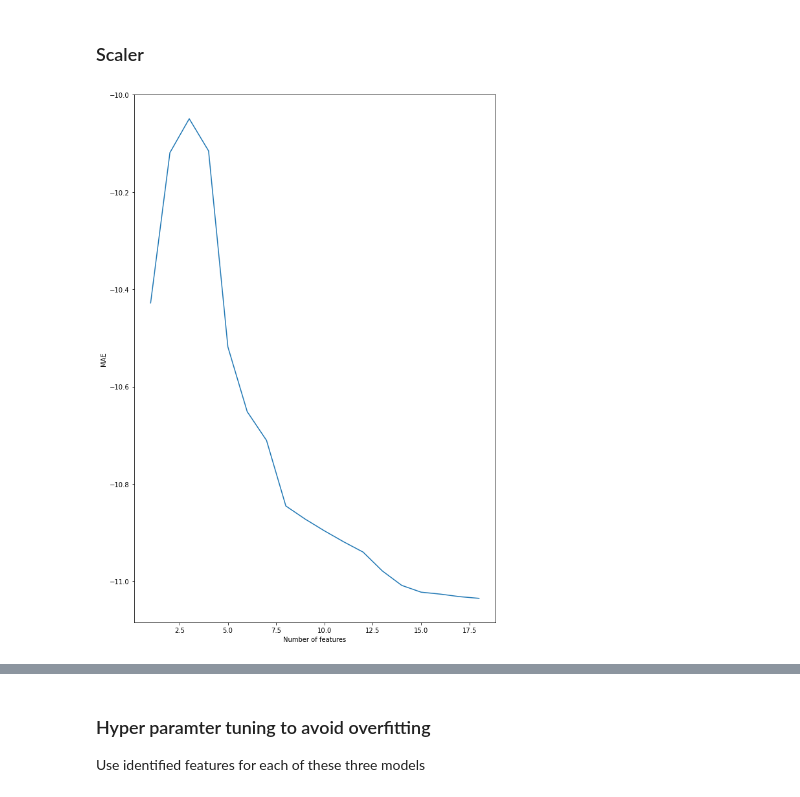
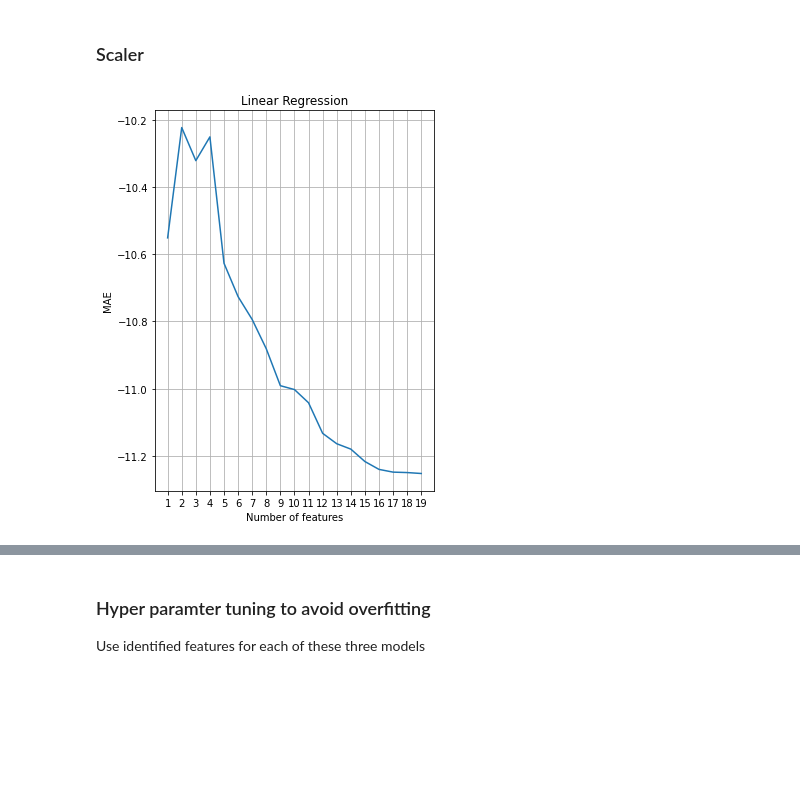
Before and after one commit to antoinegleisberg/INF554_kaggle, a Jupyter notebook: FinalNotebook.ipynb, the cells around one changed output, grey strips where cells are left out. Drawn from its saved outputs; the diff is of its cells as text; code cells hidden in the pictures; blank space fills up the shorter version.

Commit message:
feature selection and hyperparameter tuning for final models

```diff
--- a/FinalNotebook.ipynb
+++ b/FinalNotebook.ipynb
@@ -166,22 +154,23 @@ from sklearn.pipeline import Pipeline
 from sklearn.preprocessing import StandardScaler, MinMaxScaler
 # %%
 pipelines: List[Tuple[str, bool, Tuple[float, float], Pipeline]] = []
+# Add some general models
 pipelines.append(('ScaledKNN',      False, (0, 0), Pipeline([('Scaler', StandardScaler()),('KNN', KNeighborsRegressor(5))])))
 pipelines.append(('ScaledLR',       False, (0, 0), Pipeline([('Scaler', StandardScaler()),('LR',LinearRegression())] )))
 # pipelines.append(('ScaledGBM',      False, (0, 0), Pipeline([('Scaler', StandardScaler()),('GBM', GradientBoostingRegressor())])))
-pipelines.append(('UnscaledGBM',    False, (0, 0), Pipeline([('GBM', GradientBoostingRegressor())])))
+# pipelines.append(('UnscaledGBM',    False, (0, 0), Pipeline([('GBM', GradientBoostingRegressor())])))
 # pipelines.append(('ScaledCART',     False, (0, 0), Pipeline([('Scaler', StandardScaler()), ('CART', DecisionTreeRegressor())])))
-pipelines.append(('UnscaledCART',  False, (0, 0), Pipeline([('CART', DecisionTreeRegressor())])))
+# pipelines.append(('UnscaledCART',  False, (0, 0), Pipeline([('CART', DecisionTreeRegressor())])))
 # pipelines.append(('ScaledRF',       False, (0, 0), Pipeline([('Scaler', StandardScaler()),('RF', RandomForestRegressor(n_estimators=10))])))
-pipelines.append(('UnscaledRF',     False, (0, 0), Pipeline([('RF', RandomForestRegressor(n_estimators=10))])))
+# pipelines.append(('UnscaledRF',     False, (0, 0), Pipeline([('RF', RandomForestRegressor(n_estimators=10))])))
 
-
+# Add the optimised models
 # pipelines.append(('ScaledLASSO', Pipeline([('Scaler', StandardScaler()),('LASSO', Lasso())])))
 # pipelines.append(('ScaledEN', Pipeline([('Scaler', StandardScaler()),('EN', ElasticNet())])))
 # pipelines.append(('OptimizedRF', Pipeline([('RF', RandomForestRegressor(max_features=0.93, max_leaf_nodes=2310, n_estimators=90, n_jobs=-1))])))
 # pipelines.append(('OptimizedXGB', Pipeline([('XGB', XGBRegressor(base_score=0.5, booster='gbtree'))])))
 # %%
-recalculate_models = True
+recalculate_models = False
 
 if recalculate_models:
     for i, (name, was_evaluated, (mean, std), model) in enumerate(pipelines):
@@ -206,9 +191,10 @@ Standard Scaler
 
 #we choose the standard scaler for knn and lr which depends on value distribution
 # %%
-#La cross validation nous donne deja les perfs de chaque modèle
-#for name, was_evaluated, (mean, std), model in pipelines:
-   # model.fit(new_train_data, y_train)
-   # predictions = model.predict(new_test_data)
-   # predictions = [round(value) if value >= 0 else 0 for value in predictions]
-   # print(f"{name} done.\nMean absolute error: {mean_absolute_error(y_test, predictions)}")
+# cross validation already gives us MAE of each model
+if False:
+   for name, was_evaluated, (mean, std), model in pipelines:
+      model.fit(new_train_data, y_train)
+      predictions = model.predict(new_test_data)
+      predictions = [round(value) if value >= 0 else 0 for value in predictions]
+      print(f"{name} done.\nMean absolute error: {mean_absolute_error(y_test, predictions)}")
@@ -251,20 +247,23 @@ from sklearn.feature_selection import RFE
 from sklearn.metrics import mean_absolute_error
 from sklearn.model_selection import cross_val_score
 
-def plot_mae(model, X, y):
+def plot_mae(model, X, y, plot_title, figsize=(10,15), range_features_to_select=None):
+    if range_features_to_select is None:
+        range_features_to_select = (1, X.shape[1]+1)
     mae = []
-    for i in range(1, len(new_train_data.columns)):
+    for i in range(*range_features_to_select):
         rfe = RFE(model,n_features_to_select=i)
         X_rfe = rfe.fit_transform(X, y)
         mae.append(np.mean(cross_val_score(model, X_rfe, y, scoring='neg_mean_absolute_error')))
-    plt.figure(figsize=(10,15))
-    plt.plot(range(1, len(new_train_data.columns)), mae)#use new_train_data.columns because X has been scaled and therefore has no more column names
+    plt.figure(figsize=figsize)
+    plt.grid(visible=True)
+    plt.xticks(range(*range_features_to_select))
+    plt.plot(range(*range_features_to_select), mae)#use new_train_data.columns because X has been scaled and therefore has no more column names
+    plt.title(plot_title)
     plt.xlabel('Number of features')
     plt.ylabel('MAE')
-    #figsize=10,15
     plt.show()
-
-plot_mae(lr, scaled_train_data, y_train)
-plot_mae(rf, new_train_data, y_train)
-# %% [output]
-[figure, removed]
+# %%
+plot_mae(lr, scaled_train_data, y_train, plot_title='Linear Regression', figsize=(5,7)) # prendre figsize = (10, 15) pour le rapport
+# %% [output]
+[figure, added]
```
Also changed, not shown: parts of 23 cells of this notebook.
